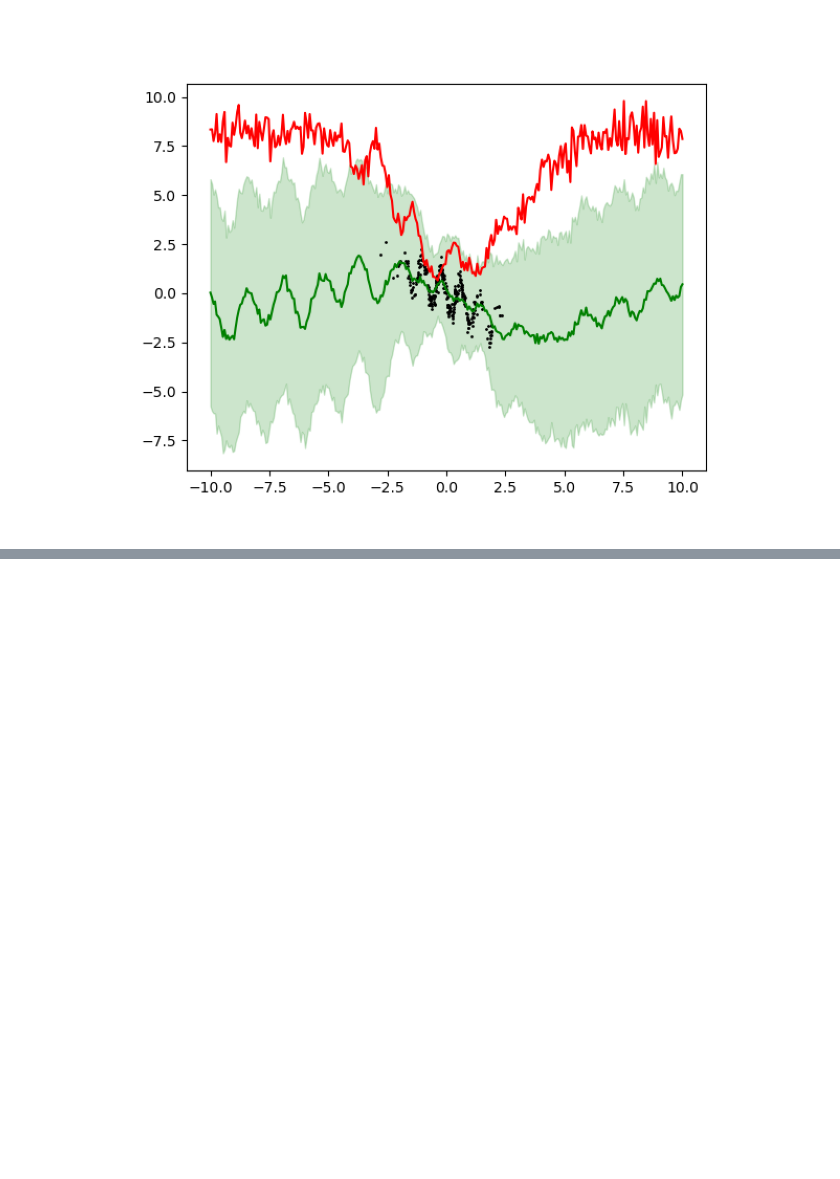
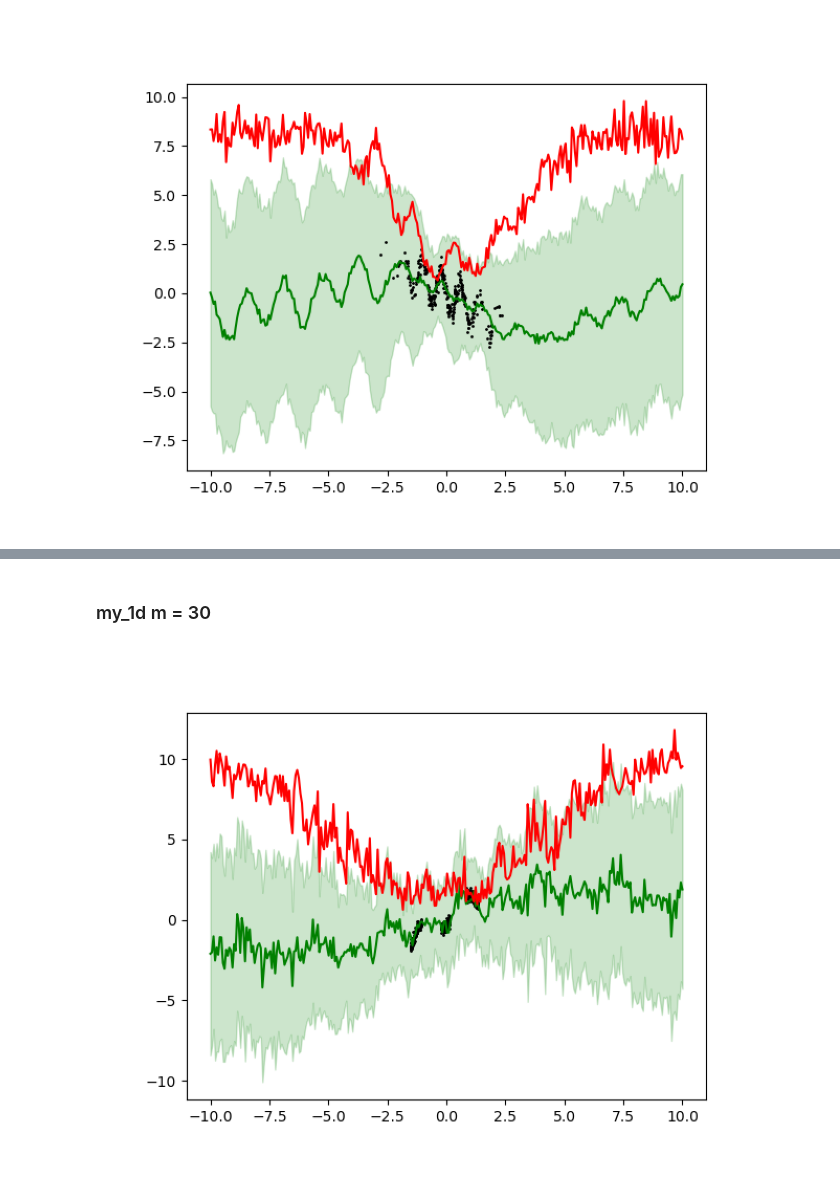
Before and after one commit to a07458666/UncertaintyFlow, a Jupyter notebook: test.ipynb, the cells around one changed output, grey strips where cells are left out. Cells and saved outputs as stored; diff of their text form; code cells hidden in the pictures; blank space fills up the shorter version.

```diff
--- a/test.ipynb
+++ b/test.ipynb
@@ -70,0 +89,6 @@ show()
+# %% [markdown]
+### my_1d m = 30
+# %%
+show()
+# %% [output]
+[figure, added]
```
Also changed, not shown: parts of 9 cells of this notebook, 2 other files.
